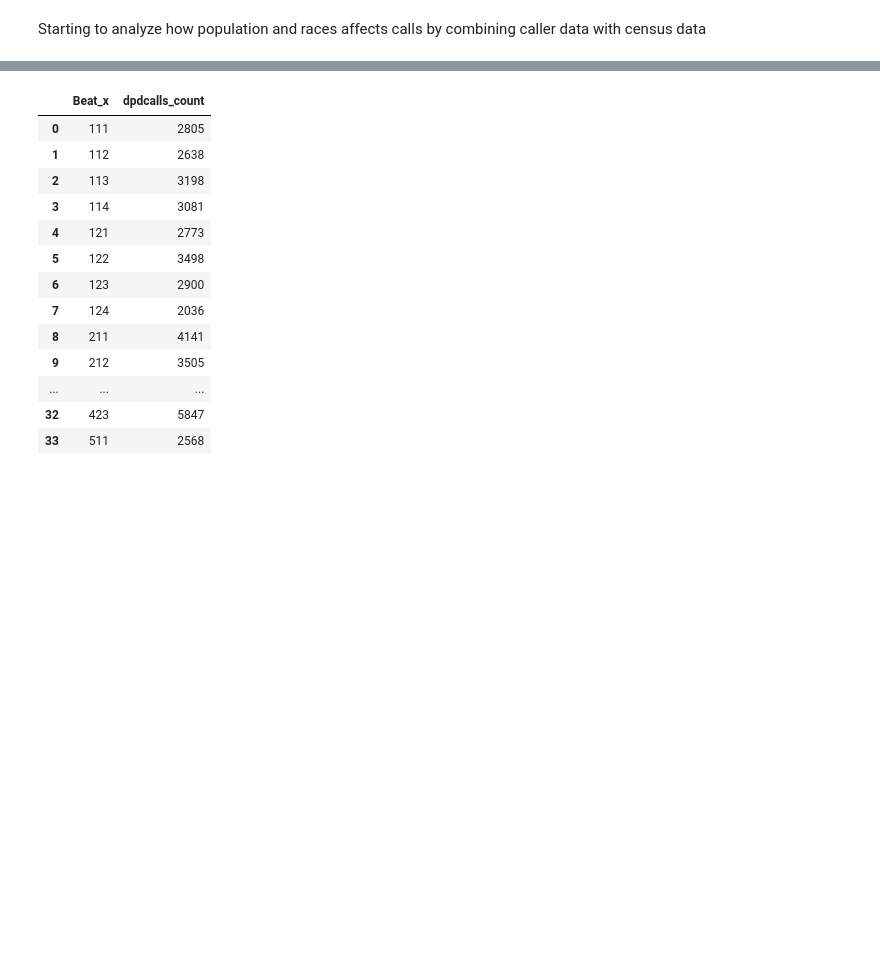
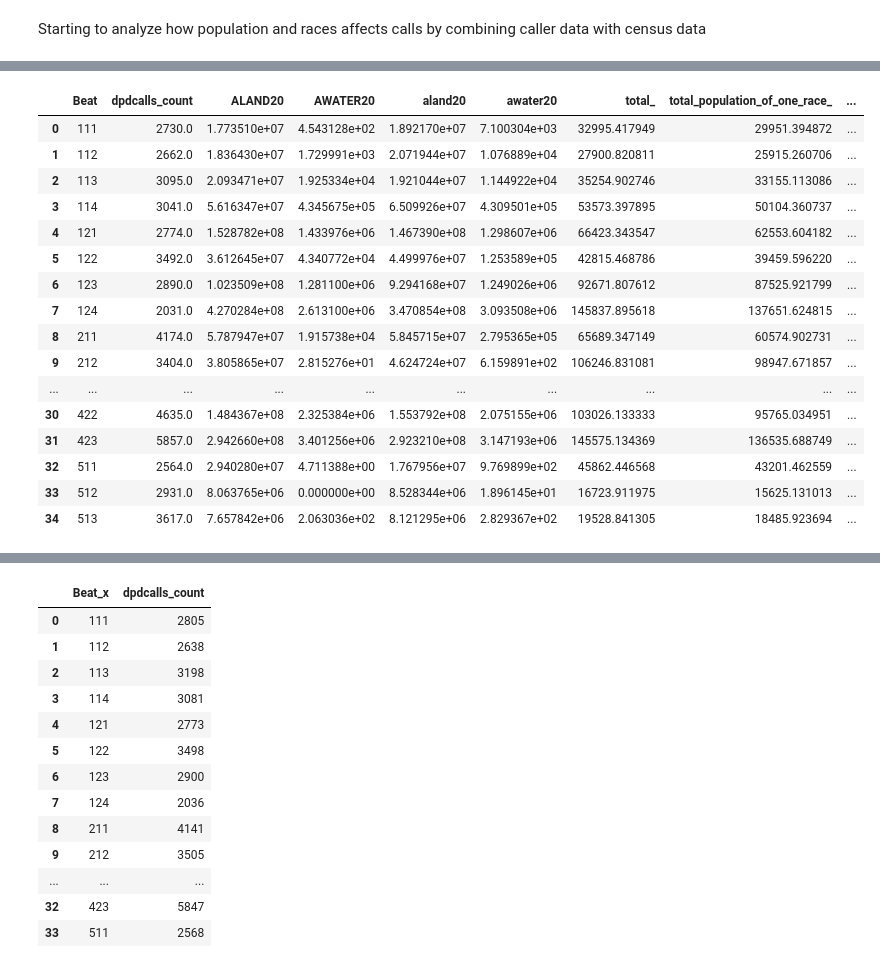
Before and after one commit to sadiesheridan/dataplus-project27-community-safety-durham, a Jupyter notebook: 10_code/dpddata.ipynb, the cells around one changed output, grey strips where cells are left out. Saved outputs shown, nothing was run; the diff lists cells and outputs as text; code cells hidden in the pictures; blank space fills up the shorter version.

```diff
--- a/10_code/dpddata.ipynb
+++ b/10_code/dpddata.ipynb
@@ -669,0 +686,4 @@ beatracewithcalls
+# %%
+beatracewithcalls.groupby('Beat', as_index=False).sum()
+beatracewithcalls2 = beatracewithcalls.groupby( ["Beat"] ).size().to_frame(name = 'dpdcalls_count').reset_index()
+beatracewithcalls
@@ -669,0 +741,23 @@ beatracewithcalls
+# %%
+beatracewithcallsandcallcountperbeat = pd.merge(beatracewithcalls2, beatracewithcalls, left_on ='Beat', right_on='Beat')
+beatracewithcallsandcallcountperbeat
+beatracewithcallsandcallcountperbeat = beatracewithcallsandcallcountperbeat.groupby('Beat', as_index=False).mean()
+beatracewithcallsandcallcountperbeat
+# %% [output]
+|  | Beat | dpdcalls_count | ALAND20 | AWATER20 | aland20 | awater20 | total_ | total_population_of_one_race_ | ... |
+| 0 | 111 | 2730.0 | 1.773510e+07 | 4.543128e+02 | 1.892170e+07 | 7.100304e+03 | 32995.417949 | 29951.394872 | ... |
+| 1 | 112 | 2662.0 | 1.836430e+07 | 1.729991e+03 | 2.071944e+07 | 1.076889e+04 | 27900.820811 | 25915.260706 | ... |
+| 2 | 113 | 3095.0 | 2.093471e+07 | 1.925334e+04 | 1.921044e+07 | 1.144922e+04 | 35254.902746 | 33155.113086 | ... |
+| 3 | 114 | 3041.0 | 5.616347e+07 | 4.345675e+05 | 6.509926e+07 | 4.309501e+05 | 53573.397895 | 50104.360737 | ... |
+| 4 | 121 | 2774.0 | 1.528782e+08 | 1.433976e+06 | 1.467390e+08 | 1.298607e+06 | 66423.343547 | 62553.604182 | ... |
+| 5 | 122 | 3492.0 | 3.612645e+07 | 4.340772e+04 | 4.499976e+07 | 1.253589e+05 | 42815.468786 | 39459.596220 | ... |
+| 6 | 123 | 2890.0 | 1.023509e+08 | 1.281100e+06 | 9.294168e+07 | 1.249026e+06 | 92671.807612 | 87525.921799 | ... |
+| 7 | 124 | 2031.0 | 4.270284e+08 | 2.613100e+06 | 3.470854e+08 | 3.093508e+06 | 145837.895618 | 137651.624815 | ... |
+| 8 | 211 | 4174.0 | 5.787947e+07 | 1.915738e+04 | 5.845715e+07 | 2.795365e+05 | 65689.347149 | 60574.902731 | ... |
+| 9 | 212 | 3404.0 | 3.805865e+07 | 2.815276e+01 | 4.624724e+07 | 6.159891e+02 | 106246.831081 | 98947.671857 | ... |
+| ... | ... | ... | ... | ... | ... | ... | ... | ... | ... |
+| 30 | 422 | 4635.0 | 1.484367e+08 | 2.325384e+06 | 1.553792e+08 | 2.075155e+06 | 103026.133333 | 95765.034951 | ... |
+| 31 | 423 | 5857.0 | 2.942660e+08 | 3.401256e+06 | 2.923210e+08 | 3.147193e+06 | 145575.134369 | 136535.688749 | ... |
+| 32 | 511 | 2564.0 | 2.940280e+07 | 4.711388e+00 | 1.767956e+07 | 9.769899e+02 | 45862.446568 | 43201.462559 | ... |
+| 33 | 512 | 2931.0 | 8.063765e+06 | 0.000000e+00 | 8.528344e+06 | 1.896145e+01 | 16723.911975 | 15625.131013 | ... |
+| 34 | 513 | 3617.0 | 7.657842e+06 | 2.063036e+02 | 8.121295e+06 | 2.829367e+02 | 19528.841305 | 18485.923694 | ... |
```
Also changed, not shown: parts of 17 cells of this notebook, 1 other file.
